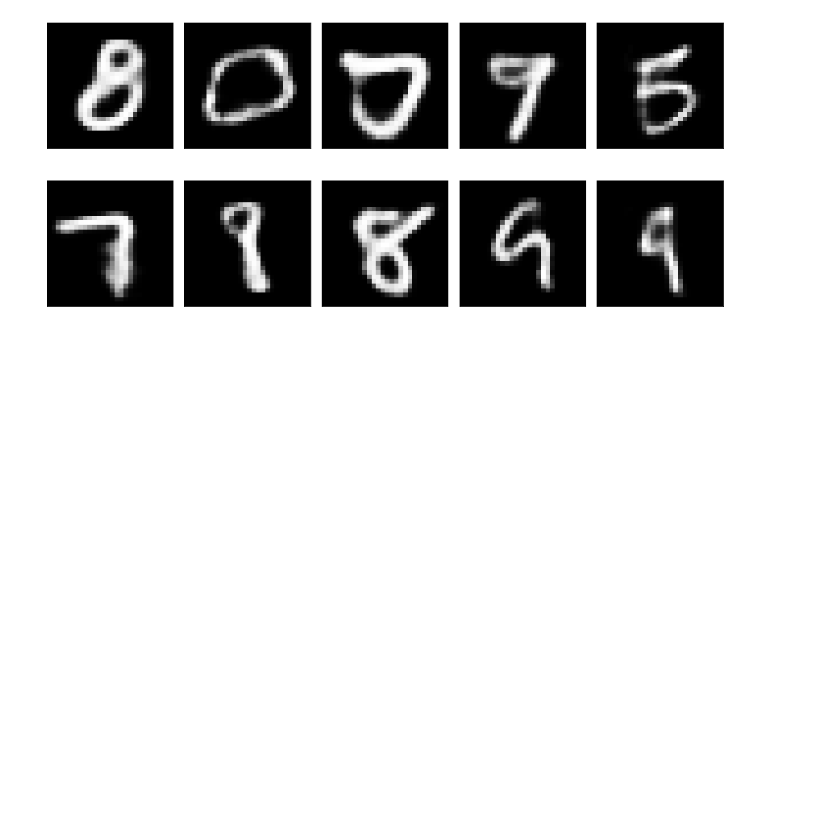
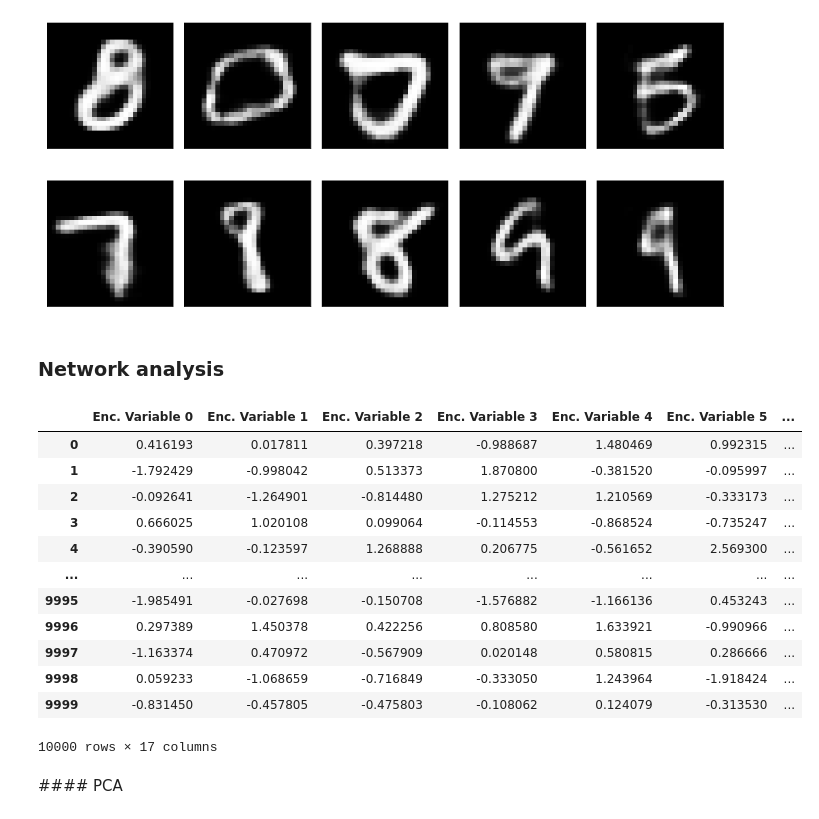
Before and after one commit to MattBortoletto/Neural-Networks-and-Deep-Learning, a Jupyter notebook: 02-Autoencoders/MatteoBortolettoHW2.ipynb, the cells around one changed output. Drawn from its saved outputs; the diff is of its cells as text; code cells hidden in the pictures; blank space fills up the shorter version.

```diff
--- a/02-Autoencoders/MatteoBortolettoHW2.ipynb
+++ b/02-Autoencoders/MatteoBortolettoHW2.ipynb
@@ -1348,6 +1348,8 @@ print('Number of parameters: %d' % num_params)
 optimizer = torch.optim.Adam(params=vae.parameters(), lr=0.001, weight_decay=1e-5)
 
 vae.train()
+
+num_epochs = 100
 
 train_loss_avg = []
 for epoch in range(num_epochs):
@@ -1392,8 +1394,7 @@ print('average reconstruction error: %f' % (test_loss_avg))
 fig, axs = plt.subplots(2, 5, figsize=(12,6))
 for ax in axs.flatten():
     with torch.no_grad():
-        #z = torch.randn(1, 16).to(device)
-        z = torch.randn(1, latent_dims, device=device)
+        z = torch.randn(1, 16, device=device)
         sample = vae.decoder(z).to(device)
     sample=sample.view(1, 1, 28, 28)[0].cpu().squeeze().numpy()
     ax.imshow(sample, cmap='gray')
@@ -1403,3 +1404,5 @@ plt.savefig('vae_generation.pdf', bbox_inches='tight')
 plt.tight_layout()
 # %% [output]
 [figure]
+# %% [markdown]
+### Network analysis
@@ -1405,0 +1413,38 @@ plt.tight_layout()
+# %%
+### Get the encoded representation of the test samples
+encoded_samples = []
+for sample in tqdm(test_dataset):
+    img = sample[0].unsqueeze(0).to(device)
+    label = sample[1]
+    # Encode image
+    vae.eval()
+    with torch.no_grad():
+        latent_mu, latent_logvar = vae.encoder(img)
+        std = latent_logvar.mul(0.5).exp_()
+        eps = torch.empty_like(std).normal_()
+        encoded_img = eps.mul(std).add_(latent_mu)
+    # Append to list
+    encoded_img = encoded_img.flatten().cpu().numpy()
+    encoded_sample = {f"Enc. Variable {i}": enc for i, enc in enumerate(encoded_img)}
+    encoded_sample['label'] = label
+    encoded_samples.append(encoded_sample)
+# %%
+# Convert to a dataframe (for convenience)
+encoded_samples = pd.DataFrame(encoded_samples)
+encoded_samples
+# %% [output]
+|  | Enc. Variable 0 | Enc. Variable 1 | Enc. Variable 2 | Enc. Variable 3 | Enc. Variable 4 | Enc. Variable 5 | ... |
+| 0 | 0.416193 | 0.017811 | 0.397218 | -0.988687 | 1.480469 | 0.992315 | ... |
+| 1 | -1.792429 | -0.998042 | 0.513373 | 1.870800 | -0.381520 | -0.095997 | ... |
+| 2 | -0.092641 | -1.264901 | -0.814480 | 1.275212 | 1.210569 | -0.333173 | ... |
+| 3 | 0.666025 | 1.020108 | 0.099064 | -0.114553 | -0.868524 | -0.735247 | ... |
+| 4 | -0.390590 | -0.123597 | 1.268888 | 0.206775 | -0.561652 | 2.569300 | ... |
+| ... | ... | ... | ... | ... | ... | ... | ... |
+| 9995 | -1.985491 | -0.027698 | -0.150708 | -1.576882 | -1.166136 | 0.453243 | ... |
+| 9996 | 0.297389 | 1.450378 | 0.422256 | 0.808580 | 1.633921 | -0.990966 | ... |
+| 9997 | -1.163374 | 0.470972 | -0.567909 | 0.020148 | 0.580815 | 0.286666 | ... |
+| 9998 | 0.059233 | -1.068659 | -0.716849 | -0.333050 | 1.243964 | -1.918424 | ... |
+| 9999 | -0.831450 | -0.457805 | -0.475803 | -0.108062 | 0.124079 | -0.313530 | ... |
+10000 rows × 17 columns
+# %% [markdown]
+#### PCA
```
Also changed, not shown: parts of 5 cells of this notebook, 10 other files.
